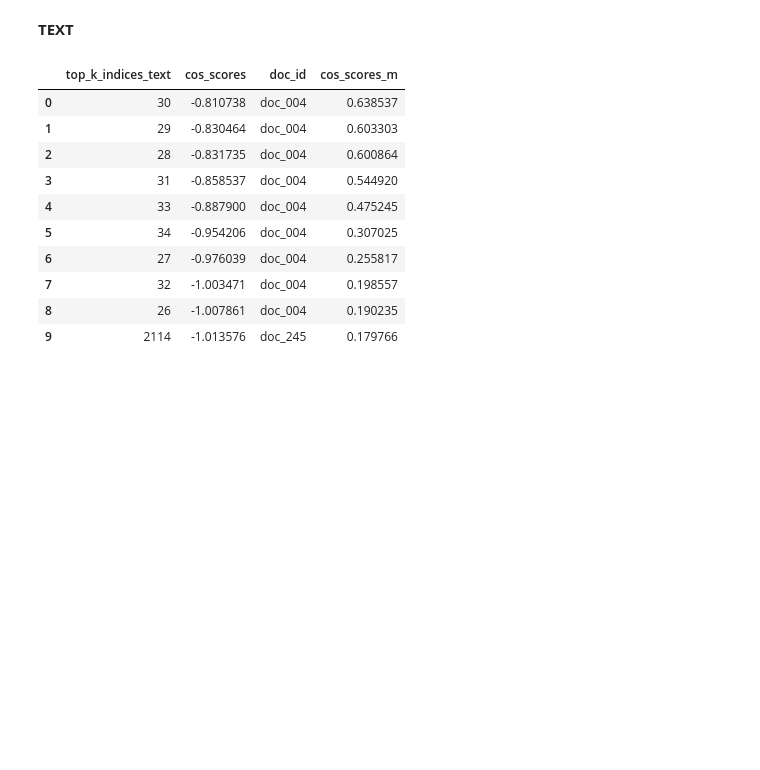
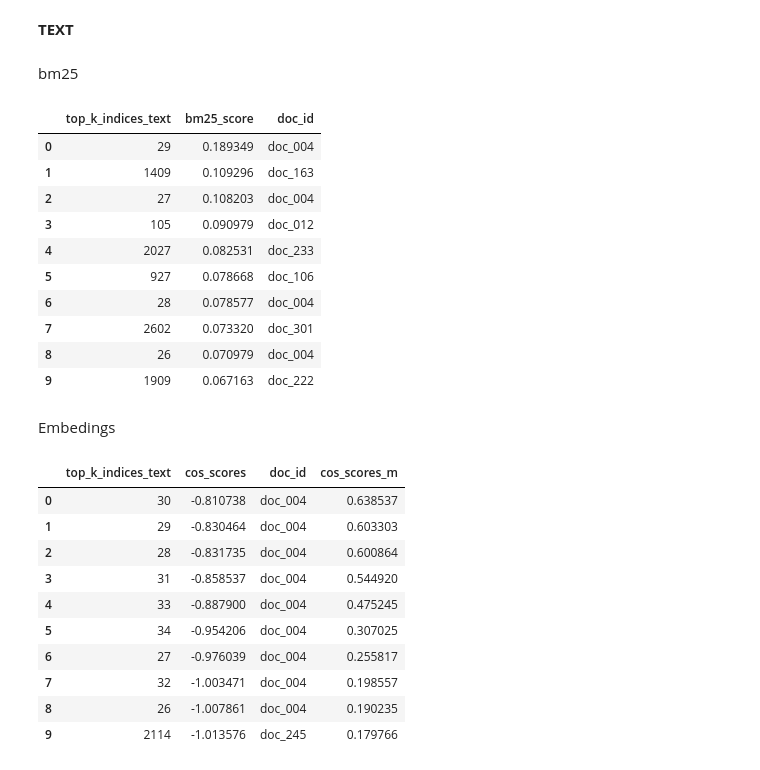
Before and after one commit to Dangennadevich/Raiff-LLM-Hack-2025, a Jupyter notebook: dev-strategy_2.ipynb, the cells around one changed output. Cells and saved outputs as stored; diff of their text form; code cells hidden in the pictures; blank space fills up the shorter version.

```diff
--- a/dev-strategy_2.ipynb
+++ b/dev-strategy_2.ipynb
@@ -834,0 +964,18 @@ for idx, sim in zip(top_k_indices_key_annot[0], top_k_similarities_key_annot[0])
+# %%
+# Все наши документы (теги)
+docs = list()
+for _, val in storage_t.items():
+    docs.append(val[1])
+
+bm25 = BM25(docs)
+
+query = "В чем минусы и плюсы доверительного управления?"
+bm25_results = bm25.search(query, top_k=10)
+
+for doc_id, score in bm25_results:
+    print(score, docs[doc_id])
+
+bm25_results = pd.DataFrame(
+    bm25_results,
+    columns=['top_k_indices_text', 'bm25_score']
+    )
@@ -836,3 +994,5 @@ for idx, sim in zip(top_k_indices_key_annot[0], top_k_similarities_key_annot[0])
 ## 4.2 Ранжирование чанков и формирования rag_message
 # %% [markdown]
 __TEXT__
+# %% [markdown]
+bm25
@@ -839,3 +1005,19 @@ __TEXT__
+# %%
+bm25_results
+# %% [output]
+|  | top_k_indices_text | bm25_score | doc_id |
+| 0 | 29 | 0.189349 | doc_004 |
+| 1 | 1409 | 0.109296 | doc_163 |
+| 2 | 27 | 0.108203 | doc_004 |
+| 3 | 105 | 0.090979 | doc_012 |
+| 4 | 2027 | 0.082531 | doc_233 |
+| 5 | 927 | 0.078668 | doc_106 |
+| 6 | 28 | 0.078577 | doc_004 |
+| 7 | 2602 | 0.073320 | doc_301 |
+| 8 | 26 | 0.070979 | doc_004 |
+| 9 | 1909 | 0.067163 | doc_222 |
+# %% [markdown]
+Embedings
 # %%
 # Датасет в рамках которого будем крутить скоры
 df_text_result = pd.DataFrame({
```
Also changed, not shown: parts of 13 cells of this notebook, 2 other files.
